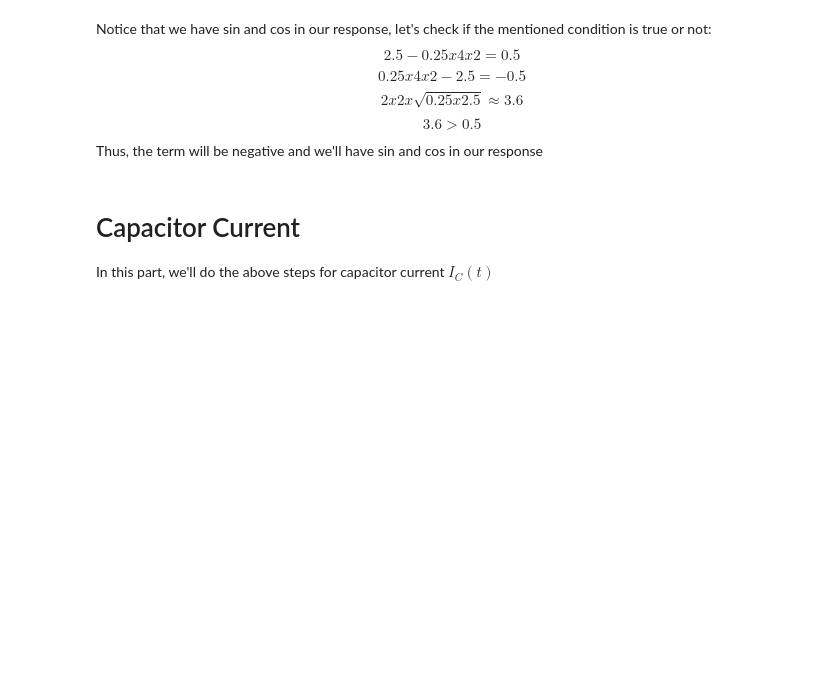
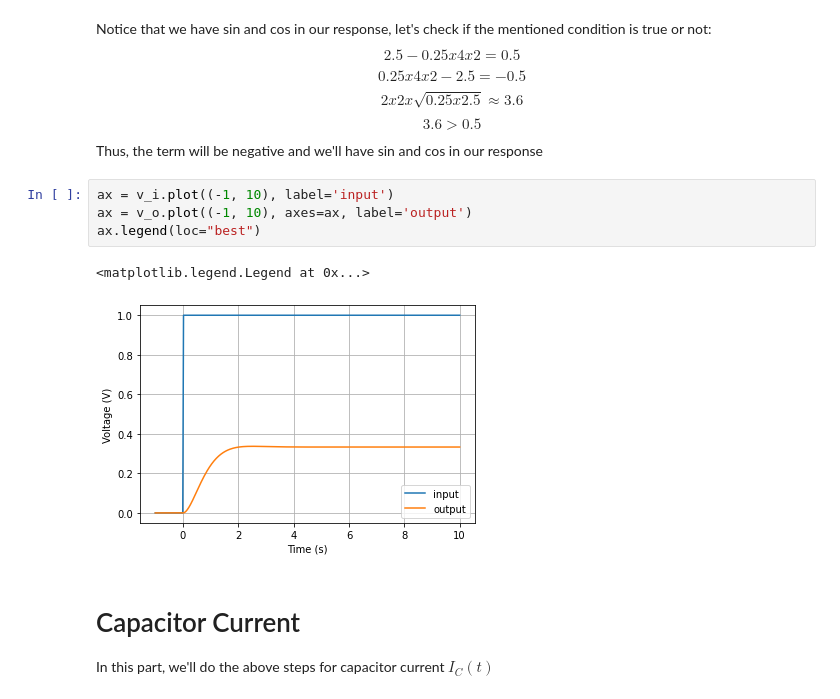
Before and after one commit to noushkia/Lcapy, a Jupyter notebook: Q2.ipynb, the cells around one changed output. Saved outputs shown, nothing was run; the diff lists cells and outputs as text; blank space fills up the shorter version.

```diff
--- a/Q2.ipynb
+++ b/Q2.ipynb
@@ -99,6 +99,13 @@ $$0.25x4x2 - 2.5 =-0.5$$
 $$2x2x\sqrt{0.25x2.5} \approx 3.6$$
 $$3.6 > 0.5$$
 Thus, the term will be negative and we'll have sin and cos in our response
+# %%
+ax = v_i.plot((-1, 10), label='input')
+ax = v_o.plot((-1, 10), axes=ax, label='output')
+ax.legend(loc="best")
+# %% [output]
+<matplotlib.legend.Legend at 0x...>
+[figure, added]
 # %% [markdown]
 # Capacitor Current
 
```
Also changed, not shown: parts of 9 cells of this notebook, 8 other files.
